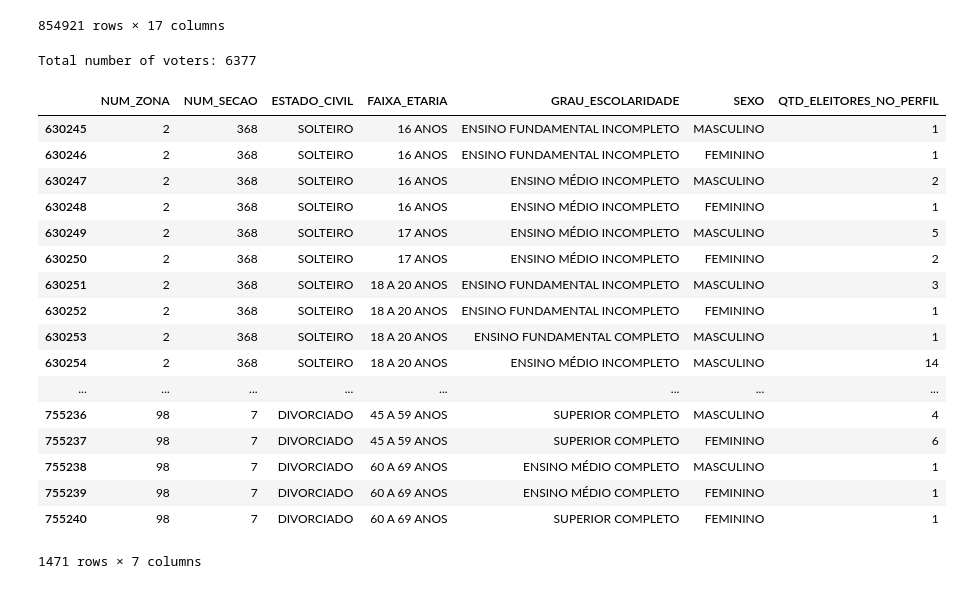
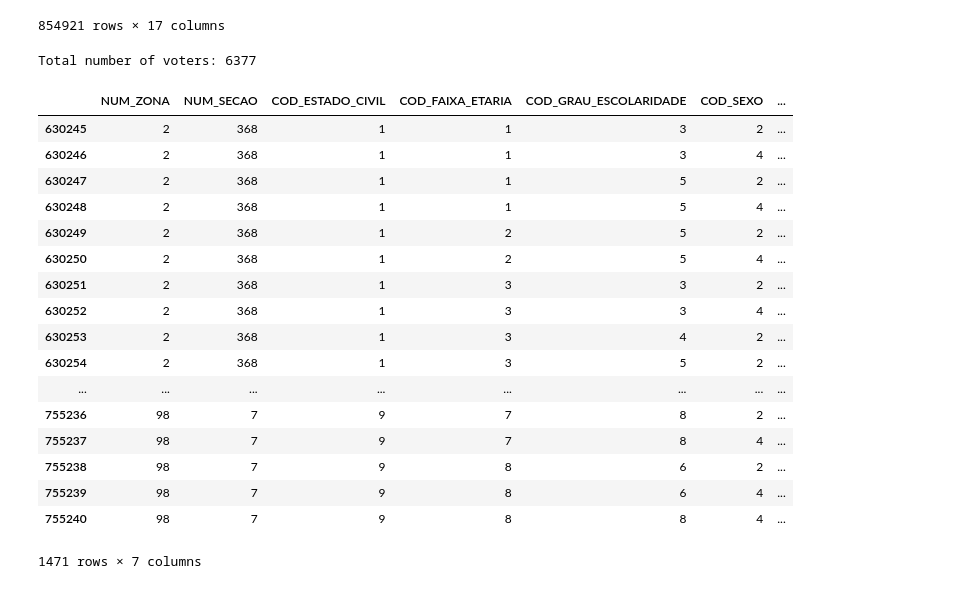
Before and after one commit to willamesoares/polivis, a Jupyter notebook: voter_profile.ipynb, the cells around one changed output. Cells and saved outputs as stored; diff of their text form; code cells hidden in the pictures.

Commit message:
data/vis Change structure for voter's data set

```diff
--- a/voter_profile.ipynb
+++ b/voter_profile.ipynb
@@ -1,14 +1,25 @@
 # %%
 import pandas as pd
+import numpy as np
+import matplotlib.pyplot as plt
 
 # File Settings
-filepath = 'perfil_eleitor_PI.csv'
+filepath = 'public/data/raw/perfil_eleitor_PI.csv'
 encoding = 'ISO-8859-1'
 separator = ';'
-column_names = ['DATA_GERACAO', 'HORA_GERACAO', 'PERIODO', 'UF', 'COD_MUNICIPIO_TSE', 'MUNICIPIO', 'NUM_ZONA', 'NUM_SECAO', 'CODIGO_ESTADO_CIVIL', 'ESTADO_CIVIL', 'COD_FAIXA_ETARIA', 'FAIXA_ETARIA', 'COD_GRAU_ESCOLARIDADE', 'GRAU_ESCOLARIDADE', 'CODIGO_SEXO', 'SEXO', 'QTD_ELEITORES_NO_PERFIL']
+column_names = ['DATA_GERACAO', 'HORA_GERACAO', 'PERIODO',
+                'UF', 'COD_MUNICIPIO_TSE', 'MUNICIPIO',
+                'NUM_ZONA', 'NUM_SECAO', 'COD_ESTADO_CIVIL',
+                'ESTADO_CIVIL', 'COD_FAIXA_ETARIA', 'FAIXA_ETARIA',
+                'COD_GRAU_ESCOLARIDADE', 'GRAU_ESCOLARIDADE',
+                'COD_SEXO', 'SEXO', 'QTD_ELEITORES_NO_PERFIL'
+               ]
 
 # Each line of the file represents a profile for voters in the state of Piauí in 2016
-df = pd.read_csv(filepath, encoding = encoding, sep = separator, names = column_names)
+df = pd.read_csv(filepath,
+                 encoding = encoding,
+                 sep = separator,
+                 names = column_names)
 df
 # %% [output]
 |  | DATA_GERACAO | HORA_GERACAO | PERIODO | UF | COD_MUNICIPIO_TSE | MUNICIPIO | NUM_ZONA | NUM_SECAO | ... |
@@ -32,46 +43,59 @@ df
 # %%
 # Zone and section codes
 zones = [
     {
         'id': 2,
         'sections': [447, 368]
     },
     {
         'id': 98,
         'sections': [1, 2, 3, 4, 5, 6, 7, 227, 251, 260, 273]
     }
 ]
 
 # Name of columns to select
-selected_columns = ['NUM_ZONA', 'NUM_SECAO', 'ESTADO_CIVIL', 'FAIXA_ETARIA', 'GRAU_ESCOLARIDADE', 'SEXO', 'QTD_ELEITORES_NO_PERFIL']
+selected_columns = ['NUM_ZONA',
+                    'NUM_SECAO',
+                    'COD_ESTADO_CIVIL',
+                    'COD_FAIXA_ETARIA',
+                    'COD_GRAU_ESCOLARIDADE',
+                    'COD_SEXO',
+                    'QTD_ELEITORES_NO_PERFIL']
+
 tmp = df[selected_columns]
 
-clean_df = tmp.loc[((tmp['NUM_ZONA'] == zones[0]['id']) & (tmp['NUM_SECAO'].isin(zones[0]['sections']))) |
-              ((tmp['NUM_ZONA'] == zones[1]['id']) & (tmp['NUM_SECAO'].isin(zones[1]['sections'])))]
+# filter profiles from zones 98 and 2
+clean_df = tmp.loc[
+    (
+        (tmp['NUM_ZONA'] == zones[0]['id']) & (tmp['NUM_SECAO'].isin(zones[0]['sections']))
+    ) | (
+        (tmp['NUM_ZONA'] == zones[1]['id']) & (tmp['NUM_SECAO'].isin(zones[1]['sections']))
+    )
+]
 
 # Check number of voters for zones and sections selected.
 # According to data from TRE it should be equal to 6377
 print('\nTotal number of voters:', clean_df['QTD_ELEITORES_NO_PERFIL'].sum(), '\n')
 
-# Final DataFrame with voters from sections in Parque Jacinta and Jóquei
+# DataFrame with voters from sections in Parque Jacinta and Jóquei
 clean_df
 # %% [output]
 Total number of voters: 6377
-|  | NUM_ZONA | NUM_SECAO | ESTADO_CIVIL | FAIXA_ETARIA | GRAU_ESCOLARIDADE | SEXO | QTD_ELEITORES_NO_PERFIL |
-| 630245 | 2 | 368 | SOLTEIRO | 16 ANOS | ENSINO FUNDAMENTAL INCOMPLETO | MASCULINO | 1 |
-| 630246 | 2 | 368 | SOLTEIRO | 16 ANOS | ENSINO FUNDAMENTAL INCOMPLETO | FEMININO | 1 |
-| 630247 | 2 | 368 | SOLTEIRO | 16 ANOS | ENSINO MÉDIO INCOMPLETO | MASCULINO | 2 |
-| 630248 | 2 | 368 | SOLTEIRO | 16 ANOS | ENSINO MÉDIO INCOMPLETO | FEMININO | 1 |
-| 630249 | 2 | 368 | SOLTEIRO | 17 ANOS | ENSINO MÉDIO INCOMPLETO | MASCULINO | 5 |
-| 630250 | 2 | 368 | SOLTEIRO | 17 ANOS | ENSINO MÉDIO INCOMPLETO | FEMININO | 2 |
-| 630251 | 2 | 368 | SOLTEIRO | 18 A 20 ANOS | ENSINO FUNDAMENTAL INCOMPLETO | MASCULINO | 3 |
-| 630252 | 2 | 368 | SOLTEIRO | 18 A 20 ANOS | ENSINO FUNDAMENTAL INCOMPLETO | FEMININO | 1 |
-| 630253 | 2 | 368 | SOLTEIRO | 18 A 20 ANOS | ENSINO FUNDAMENTAL COMPLETO | MASCULINO | 1 |
-| 630254 | 2 | 368 | SOLTEIRO | 18 A 20 ANOS | ENSINO MÉDIO INCOMPLETO | MASCULINO | 14 |
+|  | NUM_ZONA | NUM_SECAO | COD_ESTADO_CIVIL | COD_FAIXA_ETARIA | COD_GRAU_ESCOLARIDADE | COD_SEXO | ... |
+| 630245 | 2 | 368 | 1 | 1 | 3 | 2 | ... |
+| 630246 | 2 | 368 | 1 | 1 | 3 | 4 | ... |
+| 630247 | 2 | 368 | 1 | 1 | 5 | 2 | ... |
+| 630248 | 2 | 368 | 1 | 1 | 5 | 4 | ... |
+| 630249 | 2 | 368 | 1 | 2 | 5 | 2 | ... |
+| 630250 | 2 | 368 | 1 | 2 | 5 | 4 | ... |
+| 630251 | 2 | 368 | 1 | 3 | 3 | 2 | ... |
+| 630252 | 2 | 368 | 1 | 3 | 3 | 4 | ... |
+| 630253 | 2 | 368 | 1 | 3 | 4 | 2 | ... |
+| 630254 | 2 | 368 | 1 | 3 | 5 | 2 | ... |
 | ... | ... | ... | ... | ... | ... | ... | ... |
-| 755236 | 98 | 7 | DIVORCIADO | 45 A 59 ANOS | SUPERIOR COMPLETO | MASCULINO | 4 |
-| 755237 | 98 | 7 | DIVORCIADO | 45 A 59 ANOS | SUPERIOR COMPLETO | FEMININO | 6 |
-| 755238 | 98 | 7 | DIVORCIADO | 60 A 69 ANOS | ENSINO MÉDIO COMPLETO | MASCULINO | 1 |
-| 755239 | 98 | 7 | DIVORCIADO | 60 A 69 ANOS | ENSINO MÉDIO COMPLETO | FEMININO | 1 |
-| 755240 | 98 | 7 | DIVORCIADO | 60 A 69 ANOS | SUPERIOR COMPLETO | FEMININO | 1 |
+| 755236 | 98 | 7 | 9 | 7 | 8 | 2 | ... |
+| 755237 | 98 | 7 | 9 | 7 | 8 | 4 | ... |
+| 755238 | 98 | 7 | 9 | 8 | 6 | 2 | ... |
+| 755239 | 98 | 7 | 9 | 8 | 6 | 4 | ... |
+| 755240 | 98 | 7 | 9 | 8 | 8 | 4 | ... |
 1471 rows × 7 columns
```
Also changed, not shown: parts of 3 cells of this notebook, 2 other files.
